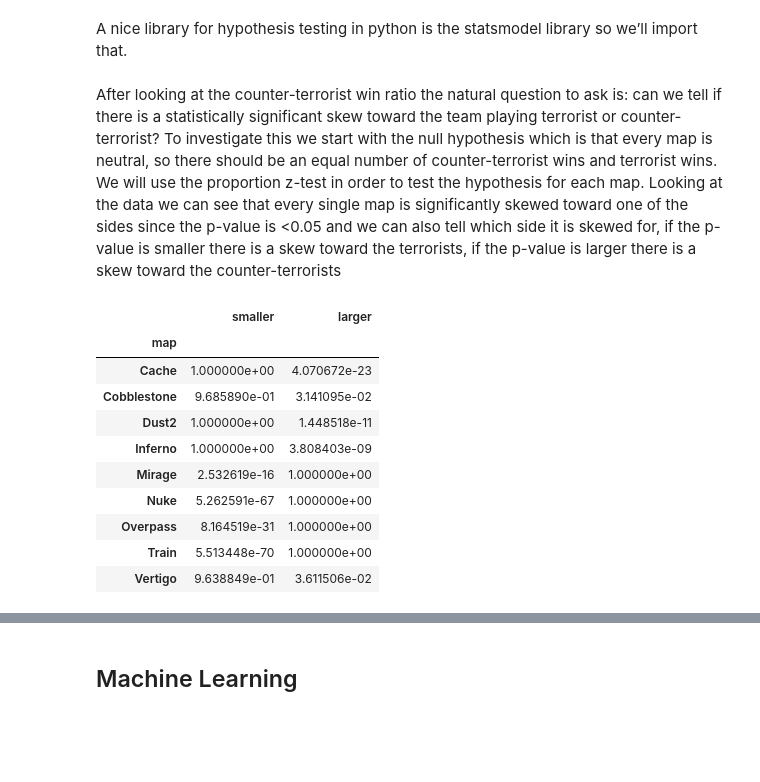
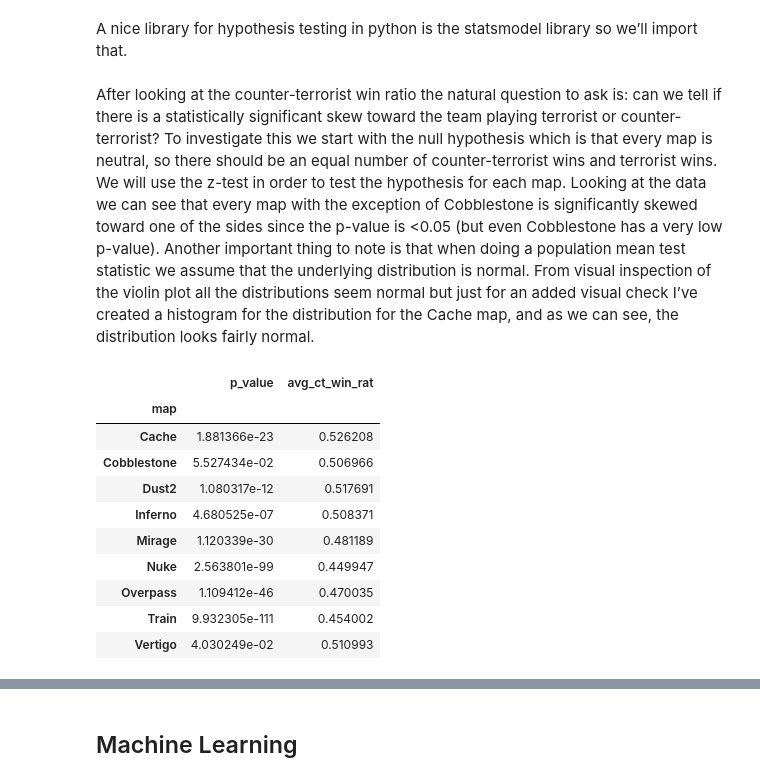
Before and after one commit to wilgaboury/cmsc320-final, a Jupyter notebook: final_project.ipynb, the cells around one changed output, grey strips where cells are left out. Drawn from its saved outputs; the diff is of its cells as text; code cells hidden in the pictures; blank space fills up the shorter version.

```diff
--- a/final_project.ipynb
+++ b/final_project.ipynb
@@ -145,27 +154,22 @@ A nice library for hypothesis testing in python is the statsmodel library so we
 # %%
 import statsmodels.api as sm
 # %% [markdown]
-After looking at the counter-terrorist win ratio the natural question to ask is: can we tell if there is a statistically significant skew toward the team playing terrorist or counter-terrorist? To investigate this we start with the null hypothesis which is that every map is neutral, so there should be an equal number of counter-terrorist wins and terrorist wins. We will use the proportion z-test in order to test the hypothesis for each map. Looking at the data we can see that every single map is significantly skewed toward one of the sides since the p-value is <0.05 and we can also tell which side it is skewed for, if the p-value is smaller there is a skew toward the terrorists, if the p-value is larger there is a skew toward the counter-terrorists
+After looking at the counter-terrorist win ratio the natural question to ask is: can we tell if there is a statistically significant skew toward the team playing terrorist or counter-terrorist? To investigate this we start with the null hypothesis which is that every map is neutral, so there should be an equal number of counter-terrorist wins and terrorist wins. We will use the z-test in order to test the hypothesis for each map. Looking at the data we can see that every map with the exception of Cobblestone is significantly skewed toward one of the sides since the p-value is <0.05 (but even Cobblestone has a very low p-value). Another important thing to note is that when doing a population mean test statistic we assume that the underlying distribution is normal. From visual inspection of the violin plot all the distributions seem normal but just for an added visual check I’ve created a histogram for the distribution for the Cache map, and as we can see, the distribution looks fairly normal.
-# %%
-map_ht_df = (map_df[map_df['ct_win_ratio'] != 0.5].groupby('map')
-                   .agg(
-                       ct_wins=pd.NamedAgg(column='ct_win_ratio', aggfunc=lambda x: len(list(filter(lambda e: e > 0.5, x)))),
-                       n=pd.NamedAgg(column='map', aggfunc=len)
-                   ))
-map_ht_df = (map_ht_df.assign(smaller=map_ht_df.apply(
-                lambda row: sm.stats.proportions_ztest(row['ct_wins'], row['n'], 0.5, alternative='smaller')[1], axis = 1)))
-map_ht_df = (map_ht_df.assign(larger=map_ht_df.apply(
-                lambda row: sm.stats.proportions_ztest(row['ct_wins'], row['n'], 0.5, alternative='larger')[1], axis = 1)))
-map_ht_df[['smaller', 'larger']]
-# %% [output]
-|  | smaller | larger |
-| map |  |  |
-| Cache | 1.000000e+00 | 4.070672e-23 |
-| Cobblestone | 9.685890e-01 | 3.141095e-02 |
-| Dust2 | 1.000000e+00 | 1.448518e-11 |
-| Inferno | 1.000000e+00 | 3.808403e-09 |
-| Mirage | 2.532619e-16 | 1.000000e+00 |
-| Nuke | 5.262591e-67 | 1.000000e+00 |
-| Overpass | 8.164519e-31 | 1.000000e+00 |
-| Train | 5.513448e-70 | 1.000000e+00 |
-| Vertigo | 9.638849e-01 | 3.611506e-02 |
+# %%
+map_ht_df = (map_df.groupby('map').agg(avg_ct_win_rat=pd.NamedAgg(column='ct_win_ratio', aggfunc=np.average)))
+map_ht_df['map'] = map_ht_df.index
+map_ht_df = (map_ht_df.assign(p_value=map_ht_df.apply(
+                lambda row: sm.stats.ztest(map_df[map_df['map'] == row['map']]['ct_win_ratio'], value = 0.5, alternative='two-sided')[1], axis = 1)))
+map_ht_df[['p_value', 'avg_ct_win_rat']]
+# %% [output]
+|  | p_value | avg_ct_win_rat |
+| map |  |  |
+| Cache | 1.881366e-23 | 0.526208 |
+| Cobblestone | 5.527434e-02 | 0.506966 |
+| Dust2 | 1.080317e-12 | 0.517691 |
+| Inferno | 4.680525e-07 | 0.508371 |
+| Mirage | 1.120339e-30 | 0.481189 |
+| Nuke | 2.563801e-99 | 0.449947 |
+| Overpass | 1.109412e-46 | 0.470035 |
+| Train | 9.932305e-111 | 0.454002 |
+| Vertigo | 4.030249e-02 | 0.510993 |
```
Also changed, not shown: parts of 5 cells of this notebook.
